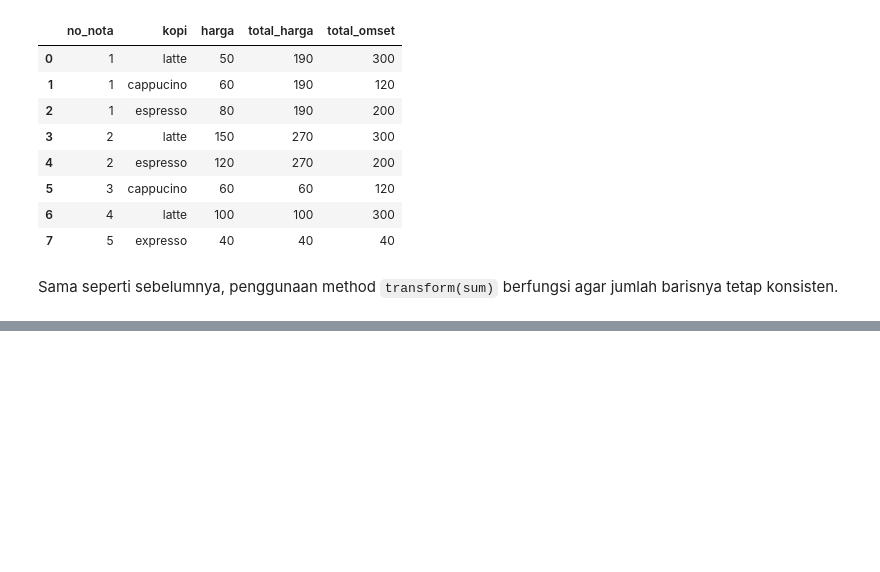
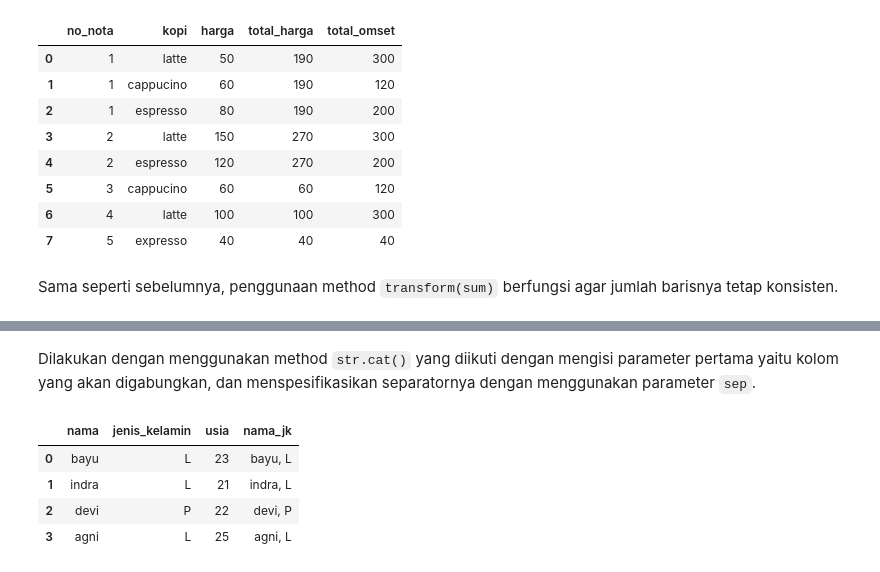
Before and after one commit to medievalgoose/pandas, a Jupyter notebook: Pandas-Week9.ipynb, the cells around one changed output, grey strips where cells are left out. Drawn from its saved outputs; the diff is of its cells as text; code cells hidden in the pictures; blank space fills up the shorter version.

```diff
--- a/Pandas-Week9.ipynb
+++ b/Pandas-Week9.ipynb
@@ -272,0 +306,11 @@ Sama seperti sebelumnya, penggunaan method `transform(sum)` berfungsi agar jumla
+# %% [markdown]
+Dilakukan dengan menggunakan method `str.cat()` yang diikuti dengan mengisi parameter pertama yaitu kolom yang akan digabungkan, dan menspesifikasikan separatornya dengan menggunakan parameter `sep`.
+# %%
+df['nama_jk'] = df['nama'].str.cat(df['jenis_kelamin'], sep=', ')
+df
+# %% [output]
+|  | nama | jenis_kelamin | usia | nama_jk |
+| 0 | bayu | L | 23 | bayu, L |
+| 1 | indra | L | 21 | indra, L |
+| 2 | devi | P | 22 | devi, P |
+| 3 | agni | L | 25 | agni, L |
```
Also changed, not shown: parts of 11 cells of this notebook.
